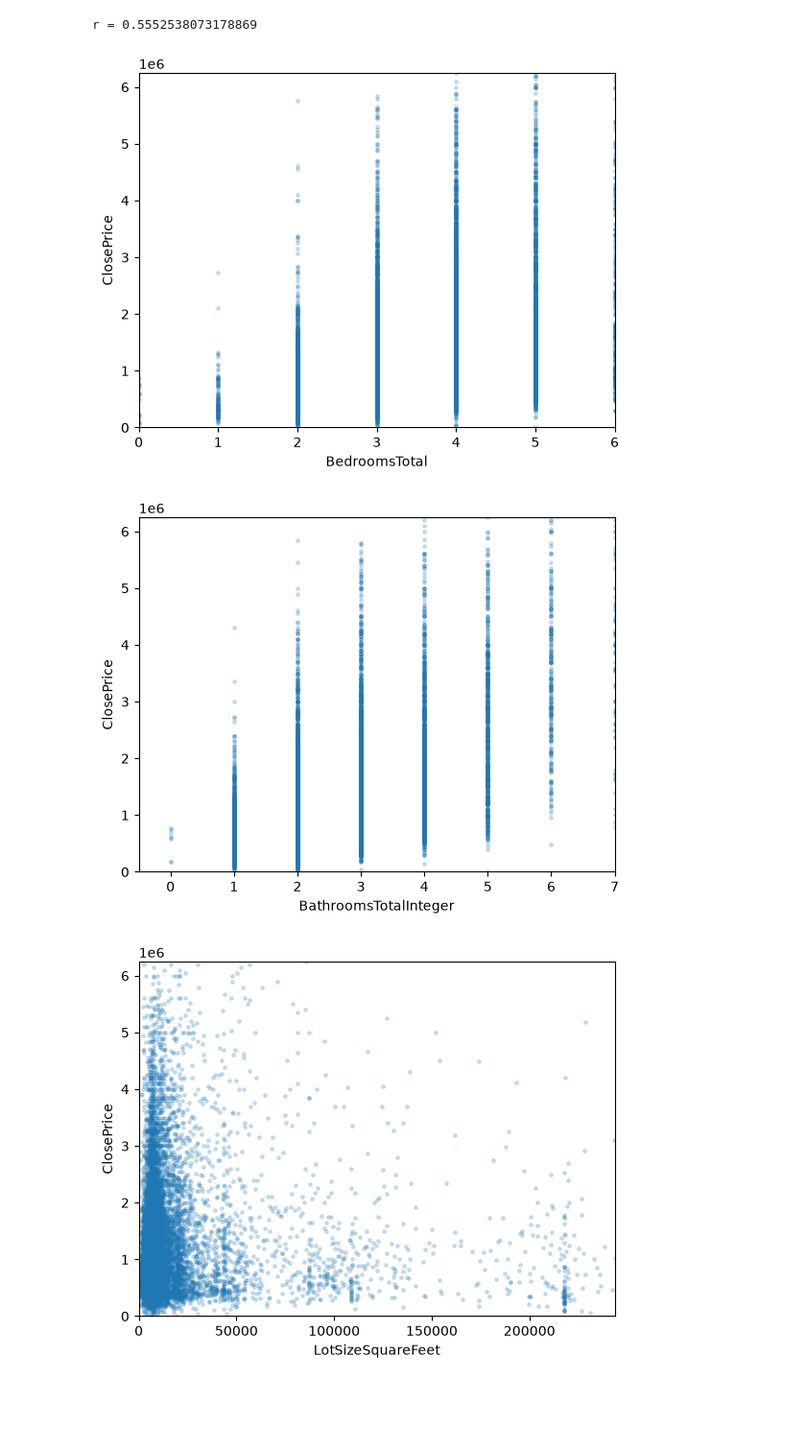
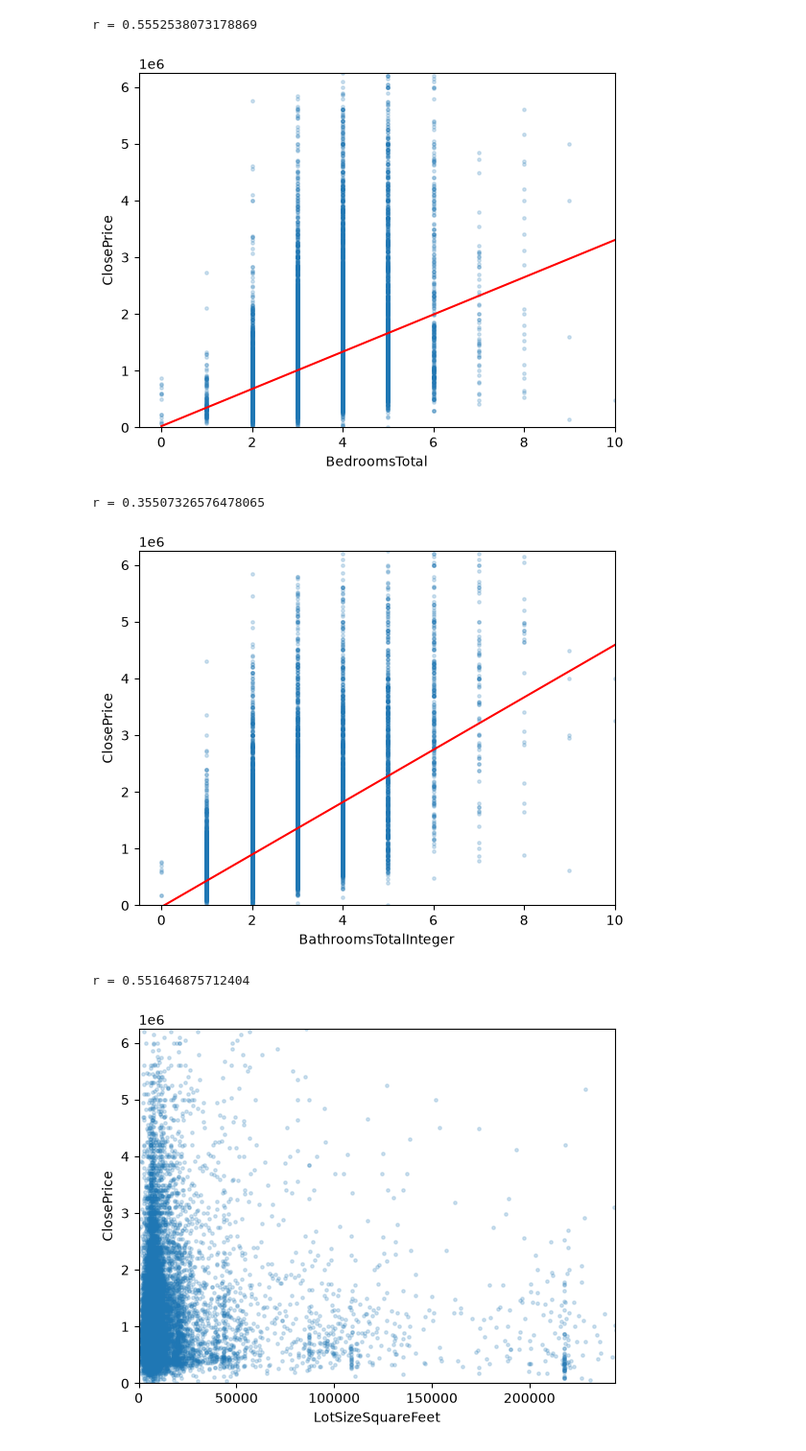
Before and after one commit to JustSahil-S/IDX-Exchange-Data-Science, a Jupyter notebook: notebook 01_exploration.ipynb, the cells around one changed output. Shown at 96% size. Saved outputs shown, nothing was run; the diff lists cells and outputs as text; code cells hidden in the pictures; blank space fills up the shorter version.

Commit message:
added correlation heatmap and fixed visualizations to show some outlier data

```diff
--- a/notebook 01_exploration.ipynb
+++ b/notebook 01_exploration.ipynb
@@ -111,23 +111,41 @@ print(f"r = {r}")
 [figure]
 r = 0.5552538073178869
 # %%
-plt.scatter(sample["BedroomsTotal"], sample["ClosePrice"], s=6, alpha=0.2)
-plt.xlim(0, sample["BedroomsTotal"].quantile(0.99))
+plot = sample[(sample["BedroomsTotal"] <= 10) & (sample["ClosePrice"] <= y_cap)].dropna(subset=["BedroomsTotal", "ClosePrice"])
+x = plot["BedroomsTotal"]
+y = plot["ClosePrice"]
+m, b = np.polyfit(x, y, 1)
+r = x.corr(y)
+
+plt.scatter(x, y, s=6, alpha=0.2)
+plt.plot([0, 10], [b, m * 10 + b], color="red")
+plt.xlim(-0.5, 10)
 plt.ylim(0, y_cap)
 plt.xlabel("BedroomsTotal")
 plt.ylabel("ClosePrice")
 plt.show()
+print(f"r = {r}")
 # %% [output]
-[figure, old version]
+[figure, new version]
+r = 0.35507326576478065
 # %%
-plt.scatter(sample["BathroomsTotalInteger"], sample["ClosePrice"], s=6, alpha=0.2)
-plt.xlim(-0.5, 7)
+plot = sample[(sample["BathroomsTotalInteger"] <= 10) & (sample["ClosePrice"] <= y_cap)].dropna(subset=["BathroomsTotalInteger", "ClosePrice"])
+x = plot["BathroomsTotalInteger"]
+y = plot["ClosePrice"]
+m, b = np.polyfit(x, y, 1)
+r = x.corr(y)
+
+plt.scatter(x, y, s=6, alpha=0.2)
+plt.plot([0, 10], [b, m * 10 + b], color="red")
+plt.xlim(-0.5, 10)
 plt.ylim(0, y_cap)
 plt.xlabel("BathroomsTotalInteger")
 plt.ylabel("ClosePrice")
 plt.show()
+print(f"r = {r}")
 # %% [output]
-[figure, old version]
+[figure, new version]
+r = 0.551646875712404
 # %%
 plt.scatter(sample["LotSizeSquareFeet"], sample["ClosePrice"], s=6, alpha=0.2)
 plt.xlim(0, sample["LotSizeSquareFeet"].quantile(0.99))
```
Also changed, not shown: parts of 3 cells of this notebook.
